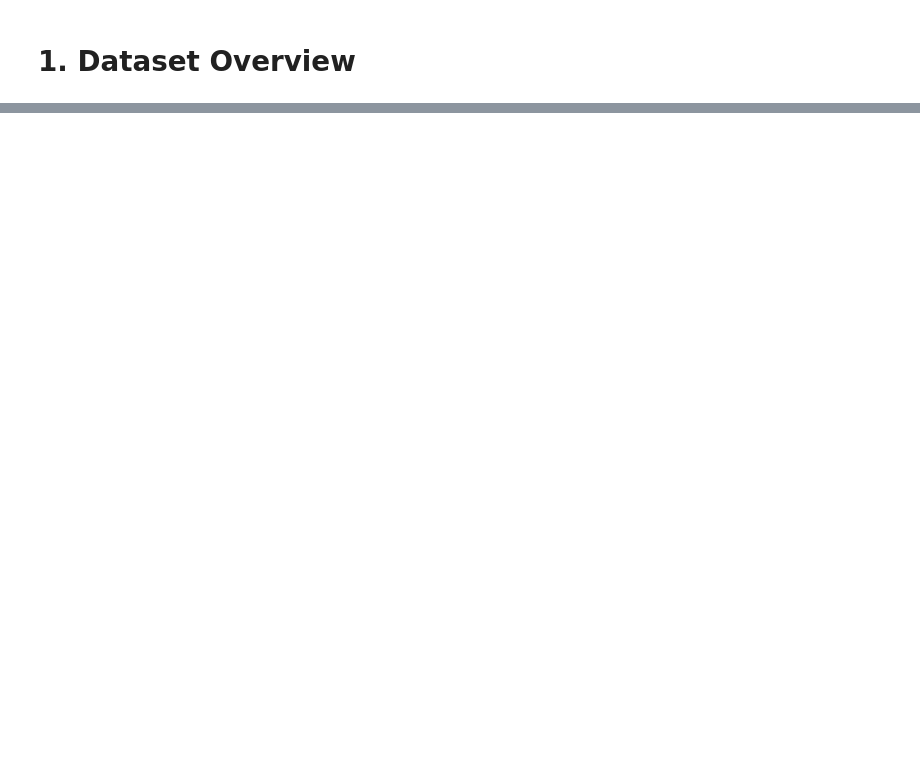
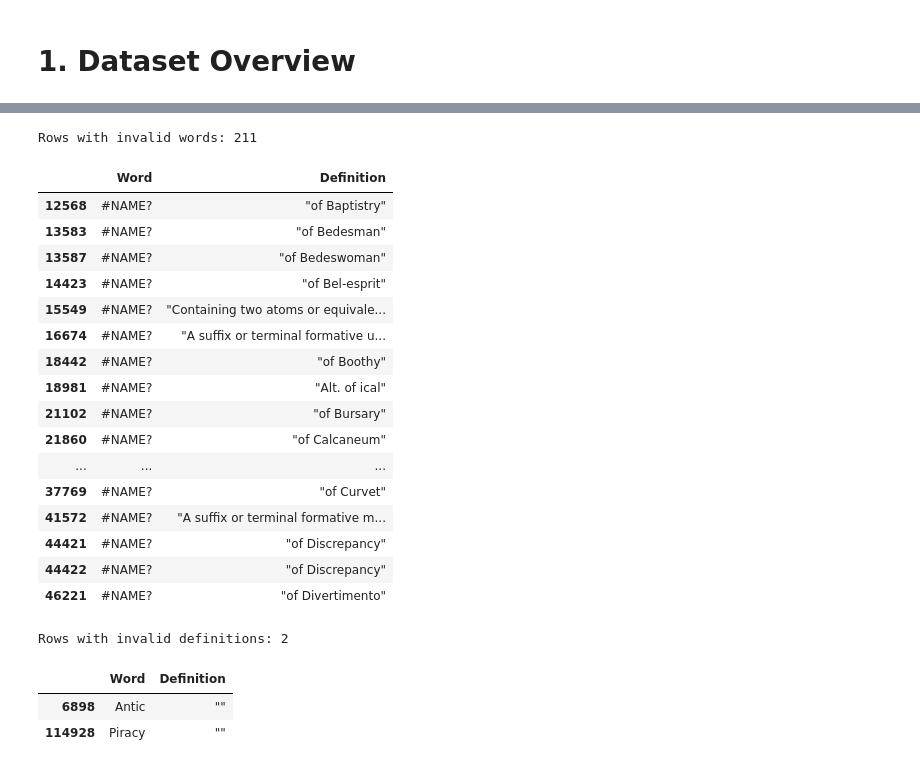
Before and after one commit to DivProC/MLCapstone_ReverseDict, a Jupyter notebook: notebooks/01_EDA_OPTED.ipynb, the cells around one changed output, grey strips where cells are left out. Drawn from its saved outputs; the diff is of its cells as text; code cells hidden in the pictures; blank space fills up the shorter version.

```diff
--- a/notebooks/01_EDA_OPTED.ipynb
+++ b/notebooks/01_EDA_OPTED.ipynb
@@ -808,0 +90,33 @@ These findings provide the basis for the subsequent preprocessing, query-paraphr
+# %%
+INVALID_PLACEHOLDERS = {
+    "",
+    '""',
+    "#NAME?",
+    "#VALUE!",
+    "#REF!",
+    "#DIV/0!",
+    "#N/A",
+    "#NUM!",
+    "#NULL!",
+}
+
+INVALID_PLACEHOLDERS_NORMALIZED = {
+    value.strip().upper()
+    for value in INVALID_PLACEHOLDERS
+}
+
+
+def is_invalid_placeholder(value) -> bool:
+    """Detect non-null blank values and known placeholder/error strings."""
+
+    if pd.isna(value):
+        return False
+
+    normalized = str(value).strip().upper()
+    return normalized in INVALID_PLACEHOLDERS_NORMALIZED
+
+
+def is_invalid(value) -> bool:
+    """Detect null, blank, or known placeholder/error values."""
+
+    return pd.isna(value) or is_invalid_placeholder(value)
@@ -808,0 +149,32 @@ These findings provide the basis for the subsequent preprocessing, query-paraphr
+# %%
+invalid_word_rows = df[df[WORD_COL].apply(is_invalid)]
+invalid_definition_rows = df[df[DEF_COL].apply(is_invalid)]
+
+print(f"Rows with invalid words: {len(invalid_word_rows):,}")
+display(invalid_word_rows.head(20))
+
+print(f"Rows with invalid definitions: {len(invalid_definition_rows):,}")
+display(invalid_definition_rows.head(20))
+# %% [output]
+Rows with invalid words: 211
+|  | Word | Definition |
+| 12568 | #NAME? | "of Baptistry" |
+| 13583 | #NAME? | "of Bedesman" |
+| 13587 | #NAME? | "of Bedeswoman" |
+| 14423 | #NAME? | "of Bel-esprit" |
+| 15549 | #NAME? | "Containing two atoms or equivale... |
+| 16674 | #NAME? | "A suffix or terminal formative u... |
+| 18442 | #NAME? | "of Boothy" |
+| 18981 | #NAME? | "Alt. of ical" |
+| 21102 | #NAME? | "of Bursary" |
+| 21860 | #NAME? | "of Calcaneum" |
+| ... | ... | ... |
+| 37769 | #NAME? | "of Curvet" |
+| 41572 | #NAME? | "A suffix or terminal formative m... |
+| 44421 | #NAME? | "of Discrepancy" |
+| 44422 | #NAME? | "of Discrepancy" |
+| 46221 | #NAME? | "of Divertimento" |
+Rows with invalid definitions: 2
+|  | Word | Definition |
+| 6898 | Antic | "" |
+| 114928 | Piracy | "" |
```
Also changed, not shown: parts of 40 cells of this notebook.
